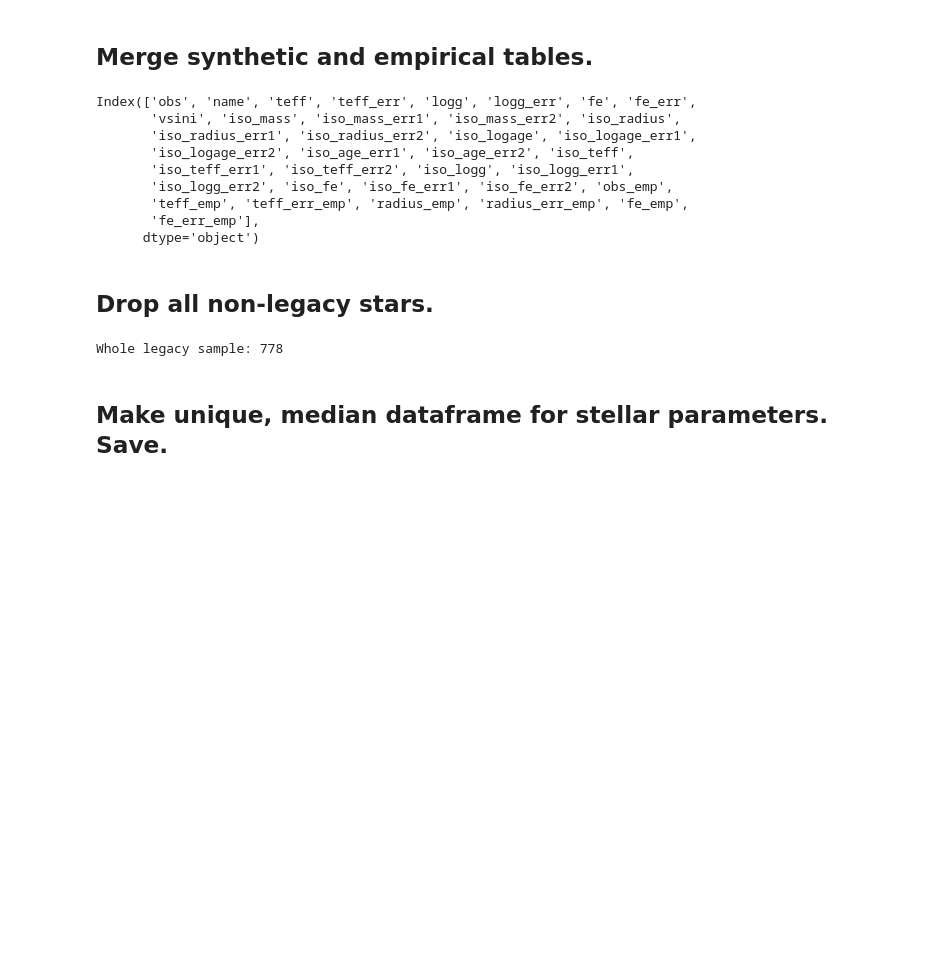
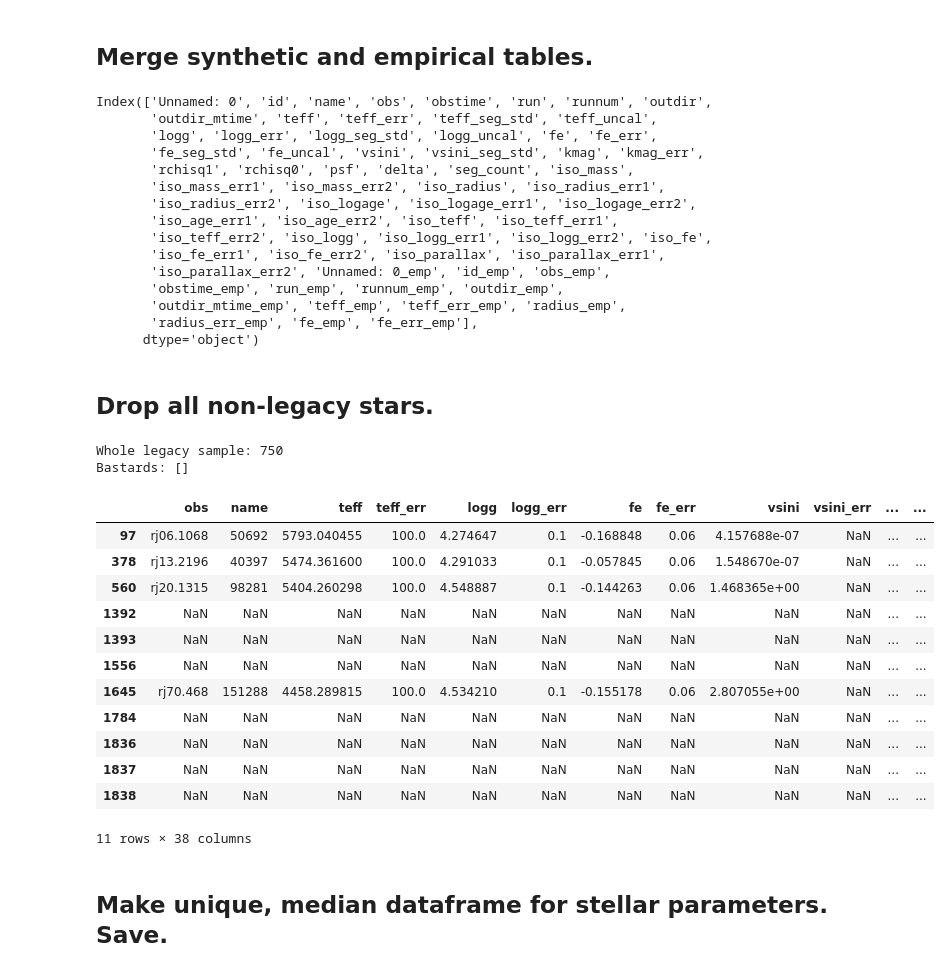
Before and after one commit to leerosenthalj/CLSI, a Jupyter notebook: legacy_tables/Specmatch_legacy_selection.ipynb, the cells around one changed output. Saved outputs shown, nothing was run; the diff lists cells and outputs as text; code cells hidden in the pictures; blank space fills up the shorter version.

```diff
--- a/legacy_tables/Specmatch_legacy_selection.ipynb
+++ b/legacy_tables/Specmatch_legacy_selection.ipynb
@@ -16,14 +16,17 @@ from rvsearch import utils
 # %% [markdown]
 ## Take specmatch-synth data, use for all appropriate stars. Take specmatch-emp data, use for Teff < 4700. Also load legacy starlist.
 # %%
-legacy = pd.read_csv('legacy_starlist.csv')
-legacy_names = list(legacy['name'])
+#legacy = pd.read_csv('legacy_starlist.csv')
+#legacy_names = list(legacy['name'])
+legacy = pd.read_csv('../legacy_719_starlist.txt')
+legacy_names = list(legacy['Name'])
+legacy_names = [legacy_names[i].lower() for i in np.arange(len(legacy_names))]
 
 # Make specmatch names lowercase, to match the legacy target list file.
-specmatch_synth = pd.read_csv('specmatch_synth_results.csv')
+specmatch_synth = pd.read_csv('specmatch_results_synth_new.csv')
 specmatch_synth['name'] = specmatch_synth['name'].str.lower()
 specmatch_s_names = specmatch_synth.name.unique()
 
-specmatch_emp = pd.read_csv('specmatch_emp_results.csv')
+specmatch_emp = pd.read_csv('specmatch_results_emp_new.csv')
 specmatch_emp['name'] = specmatch_emp['name'].str.lower()
 specmatch_e_names = specmatch_emp.name.unique()
@@ -61,33 +87,72 @@ specmatch_emp = specmatch_emp[select_emp_columns]
 # %%
 smsyn = specmatch_synth.copy()
 smemp = specmatch_emp.copy()
+
+# As of 7/29, add four dummy rows, for the four stars that don't have emp results.
+smemp.loc[smemp.shape[0]] = ['rj169.108', '134439', 5700, 100, 1, 0.05, 0, 0.05]
+smemp.loc[smemp.shape[0]] = ['rj169.109', '134440', 5700, 100, 1, 0.05, 0, 0.05]
+smemp.loc[smemp.shape[0]] = ['rdummydum', '168723', 5700, 100, 1, 0.05, 0, 0.05]
+# 168723 is also missing Syn results, since it doesn't have a Keck template.
+smsyn.loc[smsyn.shape[0]] = ['rdummydum', '168723', 5700, 100, 1, 0.05, 0, 0.05, 1, 0.1,
+                             1, 0.05, 0.05, 1, 0.05, 0.05, 0, 0.05, 0.05, 1,
+                             0.05, 0.05, 5700, 100, 100, 0, 0.05, 0.05, 0, 0.05, 0.05]
+smemp.loc[smemp.shape[0]] = ['rj238.334', 'hip106924', 5700, 100, 1, 0.05, 0, 0.05]
+
 #smsyn.columns = smsyn.columns.map(lambda x: str(x) + '_syn')
 smemp.columns = smemp.columns.map(lambda x: str(x) + '_emp')
 
 #merge = pd.merge(smsyn, smemp, on=['obs'], suffixes=['_syn', '_emp'])
 merge = smsyn.merge(smemp, left_on='obs', right_on='obs_emp')
-# Remove superfluous name columns
+# Remove superfluous name columns.
 merge = merge.drop(columns=['name_emp'])
 merge = merge.dropna(axis='columns', how='all')
 # %%
 merge.columns
 # %% [output]
-Index(['obs', 'name', 'teff', 'teff_err', 'logg', 'logg_err', 'fe', 'fe_err',
-       'vsini', 'iso_mass', 'iso_mass_err1', 'iso_mass_err2', 'iso_radius',
-       'iso_radius_err1', 'iso_radius_err2', 'iso_logage', 'iso_logage_err1',
-       'iso_logage_err2', 'iso_age_err1', 'iso_age_err2', 'iso_teff',
-       'iso_teff_err1', 'iso_teff_err2', 'iso_logg', 'iso_logg_err1',
-       'iso_logg_err2', 'iso_fe', 'iso_fe_err1', 'iso_fe_err2', 'obs_emp',
-       'teff_emp', 'teff_err_emp', 'radius_emp', 'radius_err_emp', 'fe_emp',
-       'fe_err_emp'],
+Index(['Unnamed: 0', 'id', 'name', 'obs', 'obstime', 'run', 'runnum', 'outdir',
+       'outdir_mtime', 'teff', 'teff_err', 'teff_seg_std', 'teff_uncal',
+       'logg', 'logg_err', 'logg_seg_std', 'logg_uncal', 'fe', 'fe_err',
+       'fe_seg_std', 'fe_uncal', 'vsini', 'vsini_seg_std', 'kmag', 'kmag_err',
+       'rchisq1', 'rchisq0', 'psf', 'delta', 'seg_count', 'iso_mass',
+       'iso_mass_err1', 'iso_mass_err2', 'iso_radius', 'iso_radius_err1',
+       'iso_radius_err2', 'iso_logage', 'iso_logage_err1', 'iso_logage_err2',
+       'iso_age_err1', 'iso_age_err2', 'iso_teff', 'iso_teff_err1',
+       'iso_teff_err2', 'iso_logg', 'iso_logg_err1', 'iso_logg_err2', 'iso_fe',
+       'iso_fe_err1', 'iso_fe_err2', 'iso_parallax', 'iso_parallax_err1',
+       'iso_parallax_err2', 'Unnamed: 0_emp', 'id_emp', 'obs_emp',
+       'obstime_emp', 'run_emp', 'runnum_emp', 'outdir_emp',
+       'outdir_mtime_emp', 'teff_emp', 'teff_err_emp', 'radius_emp',
+       'radius_err_emp', 'fe_emp', 'fe_err_emp'],
       dtype='object')
 # %% [markdown]
 ## Drop all non-legacy stars.
 # %%
 merge_legacy = merge[merge['name'].isin(legacy_names)]
 print('Whole legacy sample:', len(merge_legacy.name.unique()))
+bastards = np.setdiff1d(legacy_names, merge_legacy.name.unique())
+print('Bastards:', bastards)
 # %% [output]
-Whole legacy sample: 778
+Whole legacy sample: 750
+Bastards: []
+# %%
+#merge.loc[merge.name == '134439']['iso_mass']
+merge_legacy['iso_mass']
+nandex = np.argwhere(np.isnan(merge_legacy.iso_mass))[:,0]
+merge_legacy.loc[nandex]
+# %% [output]
+|  | obs | name | teff | teff_err | logg | logg_err | fe | fe_err | vsini | vsini_err | ... | ... |
+| 97 | rj06.1068 | 50692 | 5793.040455 | 100.0 | 4.274647 | 0.1 | -0.168848 | 0.06 | 4.157688e-07 | NaN | ... | ... |
+| 378 | rj13.2196 | 40397 | 5474.361600 | 100.0 | 4.291033 | 0.1 | -0.057845 | 0.06 | 1.548670e-07 | NaN | ... | ... |
+| 560 | rj20.1315 | 98281 | 5404.260298 | 100.0 | 4.548887 | 0.1 | -0.144263 | 0.06 | 1.468365e+00 | NaN | ... | ... |
+| 1392 | NaN | NaN | NaN | NaN | NaN | NaN | NaN | NaN | NaN | NaN | ... | ... |
+| 1393 | NaN | NaN | NaN | NaN | NaN | NaN | NaN | NaN | NaN | NaN | ... | ... |
+| 1556 | NaN | NaN | NaN | NaN | NaN | NaN | NaN | NaN | NaN | NaN | ... | ... |
+| 1645 | rj70.468 | 151288 | 4458.289815 | 100.0 | 4.534210 | 0.1 | -0.155178 | 0.06 | 2.807055e+00 | NaN | ... | ... |
+| 1784 | NaN | NaN | NaN | NaN | NaN | NaN | NaN | NaN | NaN | NaN | ... | ... |
+| 1836 | NaN | NaN | NaN | NaN | NaN | NaN | NaN | NaN | NaN | NaN | ... | ... |
+| 1837 | NaN | NaN | NaN | NaN | NaN | NaN | NaN | NaN | NaN | NaN | ... | ... |
+| 1838 | NaN | NaN | NaN | NaN | NaN | NaN | NaN | NaN | NaN | NaN | ... | ... |
+11 rows × 38 columns
 # %% [markdown]
 ## Make unique, median dataframe for stellar parameters. Save.
 # %%
```
Also changed, not shown: parts of 3 cells of this notebook, 52 other files.
